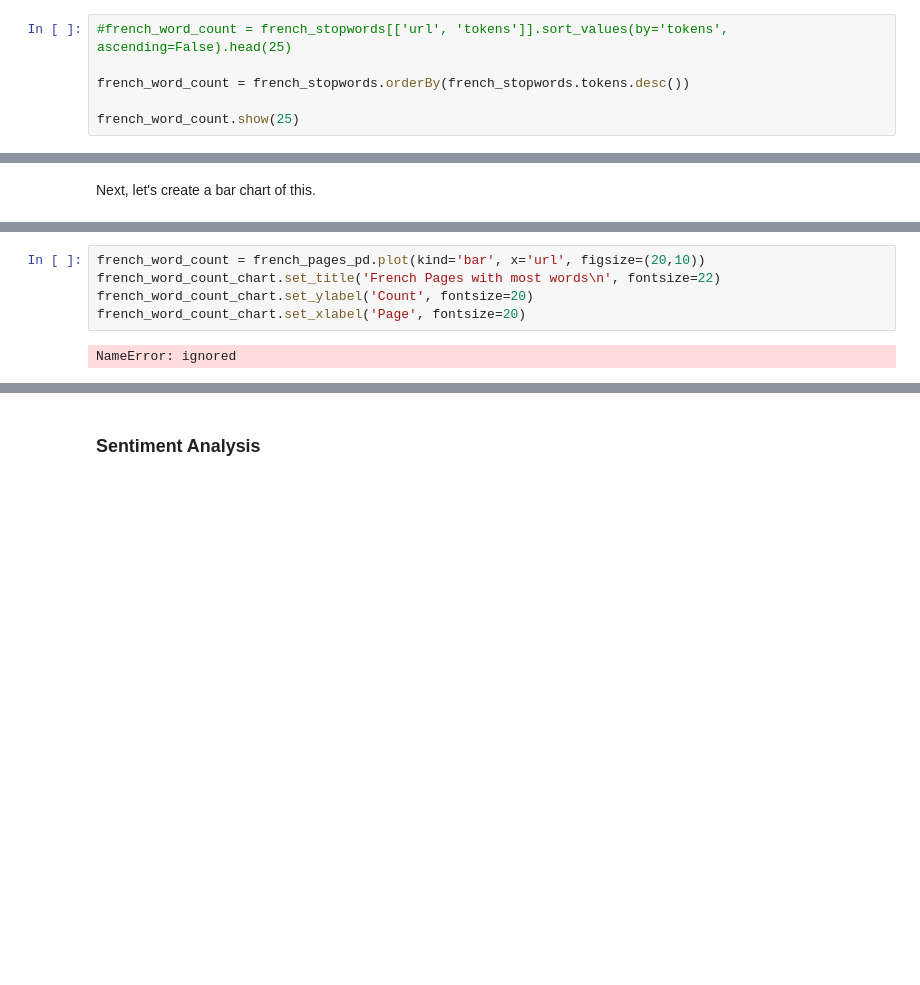
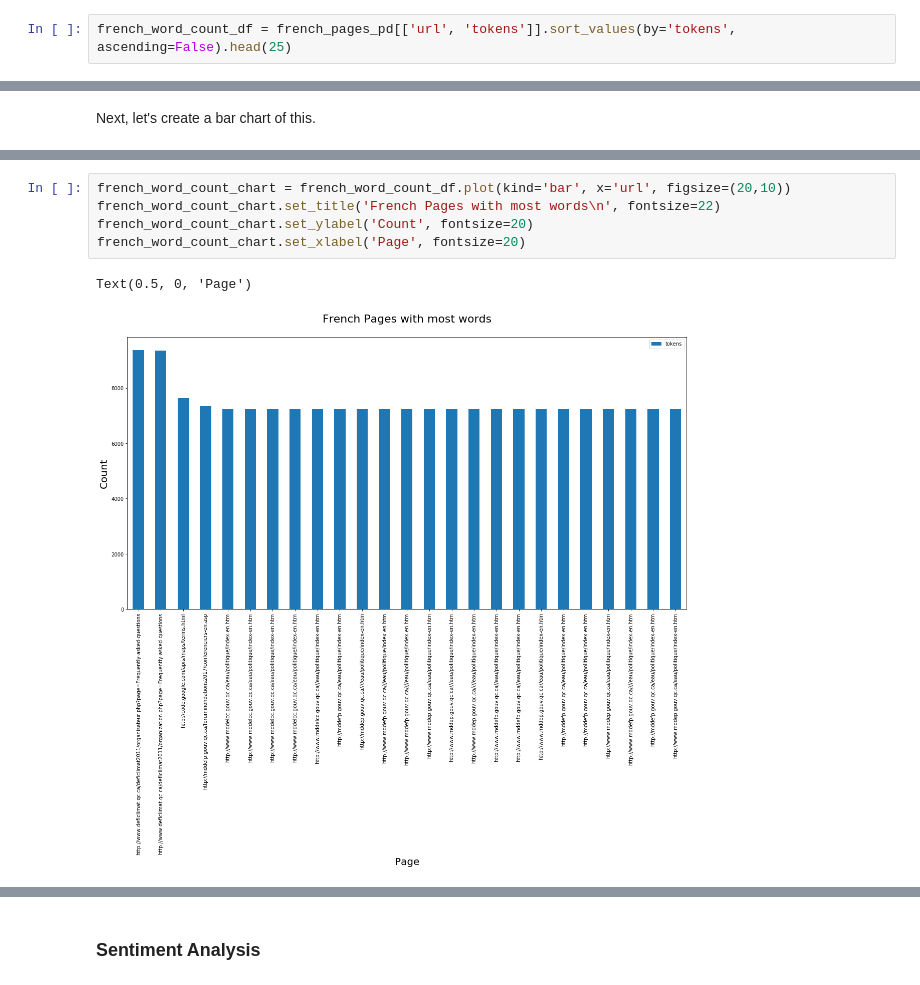
Before and after one commit to archivesunleashed/notebooks, a Jupyter notebook: parquet_text_analyis.ipynb, the cells around one changed output, grey strips where cells are left out. Drawn from its saved outputs; the diff is of its cells as text; blank space fills up the shorter version.

```diff
--- a/parquet_text_analyis.ipynb
+++ b/parquet_text_analyis.ipynb
@@ -349,6 +431,2 @@ from pyspark.sql.functions import desc
 # %%
-#french_word_count = french_stopwords[['url', 'tokens']].sort_values(by='tokens', ascending=False).head(25)
-
-french_word_count = french_stopwords.orderBy(french_stopwords.tokens.desc())
-
-french_word_count.show(25)
+french_word_count_df = french_pages_pd[['url', 'tokens']].sort_values(by='tokens', ascending=False).head(25)
@@ -398,7 +437,8 @@ french_pages_pd
 # %%
-french_word_count = french_pages_pd.plot(kind='bar', x='url', figsize=(20,10))
+french_word_count_chart = french_word_count_df.plot(kind='bar', x='url', figsize=(20,10))
 french_word_count_chart.set_title('French Pages with most words\n', fontsize=22)
 french_word_count_chart.set_ylabel('Count', fontsize=20)
 french_word_count_chart.set_xlabel('Page', fontsize=20)
 # %% [output]
-NameError: ignored
+Text(0.5, 0, 'Page')
+[figure, added]
```
Also changed, not shown: parts of 27 cells of this notebook.
